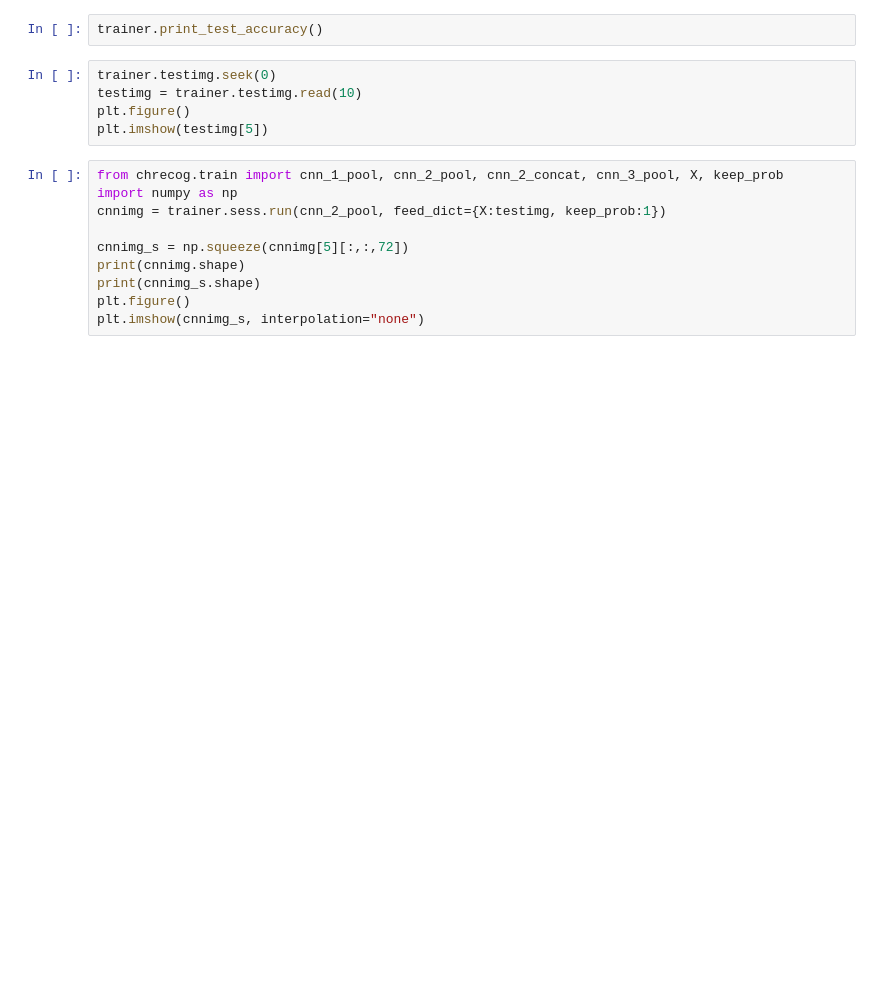
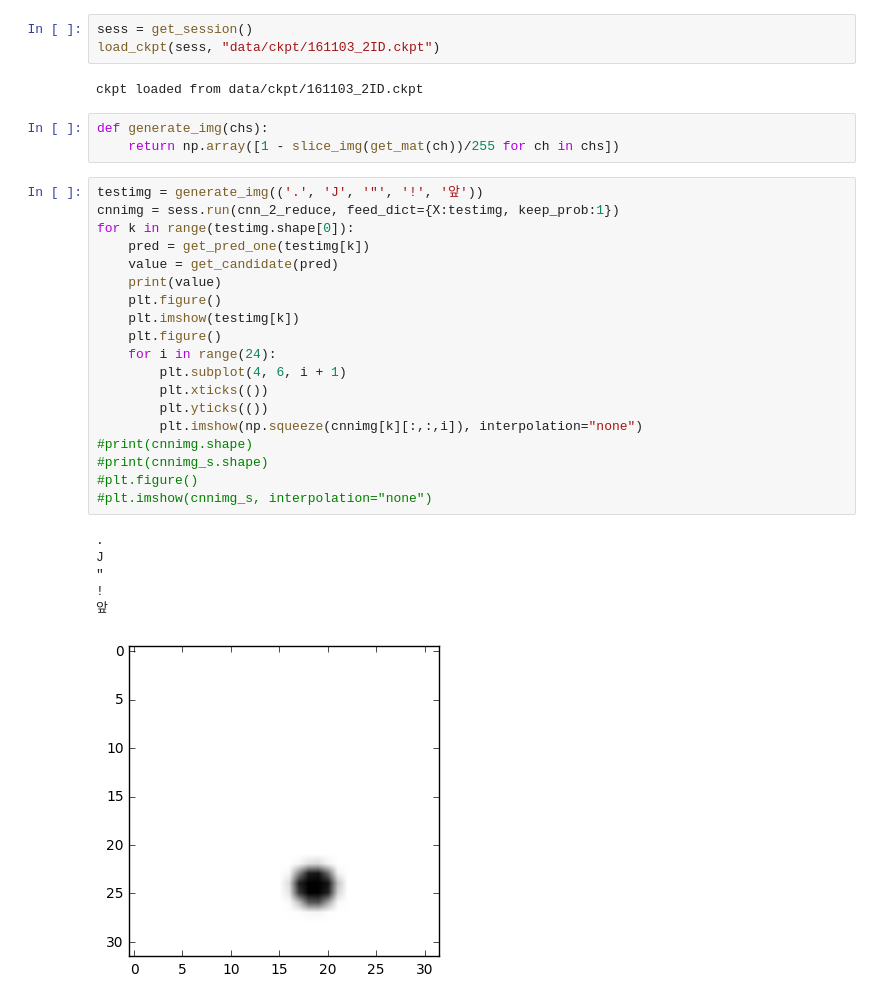
Before and after one commit to yeonwooKim/KoreanOCR, a Jupyter notebook: tester.ipynb, the cells around one changed output. Saved outputs shown, nothing was run; the diff lists cells and outputs as text; blank space fills up the shorter version.

```diff
--- a/tester.ipynb
+++ b/tester.ipynb
@@ -14,17 +8,34 @@ trainer.load("data/ckpt/161020.ckpt")
-# %%
-trainer.print_test_accuracy()
-# %%
-trainer.testimg.seek(0)
-testimg = trainer.testimg.read(10)
-plt.figure()
-plt.imshow(testimg[5])
-# %%
-from chrecog.train import cnn_1_pool, cnn_2_pool, cnn_2_concat, cnn_3_pool, X, keep_prob
-import numpy as np
-cnnimg = trainer.sess.run(cnn_2_pool, feed_dict={X:testimg, keep_prob:1})
-
-cnnimg_s = np.squeeze(cnnimg[5][:,:,72])
-print(cnnimg.shape)
-print(cnnimg_s.shape)
-plt.figure()
-plt.imshow(cnnimg_s, interpolation="none")
+# %%
+sess = get_session()
+load_ckpt(sess, "data/ckpt/161103_2ID.ckpt")
+# %% [output]
+ckpt loaded from data/ckpt/161103_2ID.ckpt
+# %%
+def generate_img(chs):
+    return np.array([1 - slice_img(get_mat(ch))/255 for ch in chs])
+# %%
+testimg = generate_img(('.', 'J', '"', '!', '앞'))
+cnnimg = sess.run(cnn_2_reduce, feed_dict={X:testimg, keep_prob:1})
+for k in range(testimg.shape[0]):
+    pred = get_pred_one(testimg[k])
+    value = get_candidate(pred)
+    print(value)
+    plt.figure()
+    plt.imshow(testimg[k])
+    plt.figure()
+    for i in range(24):
+        plt.subplot(4, 6, i + 1)
+        plt.xticks(())
+        plt.yticks(())
+        plt.imshow(np.squeeze(cnnimg[k][:,:,i]), interpolation="none")
+#print(cnnimg.shape)
+#print(cnnimg_s.shape)
+#plt.figure()
+#plt.imshow(cnnimg_s, interpolation="none")
+# %% [output]
+.
+J
+"
+!
+앞
+[figure, added]
```
Also changed, not shown: parts of 3 cells of this notebook, 3 other files.
